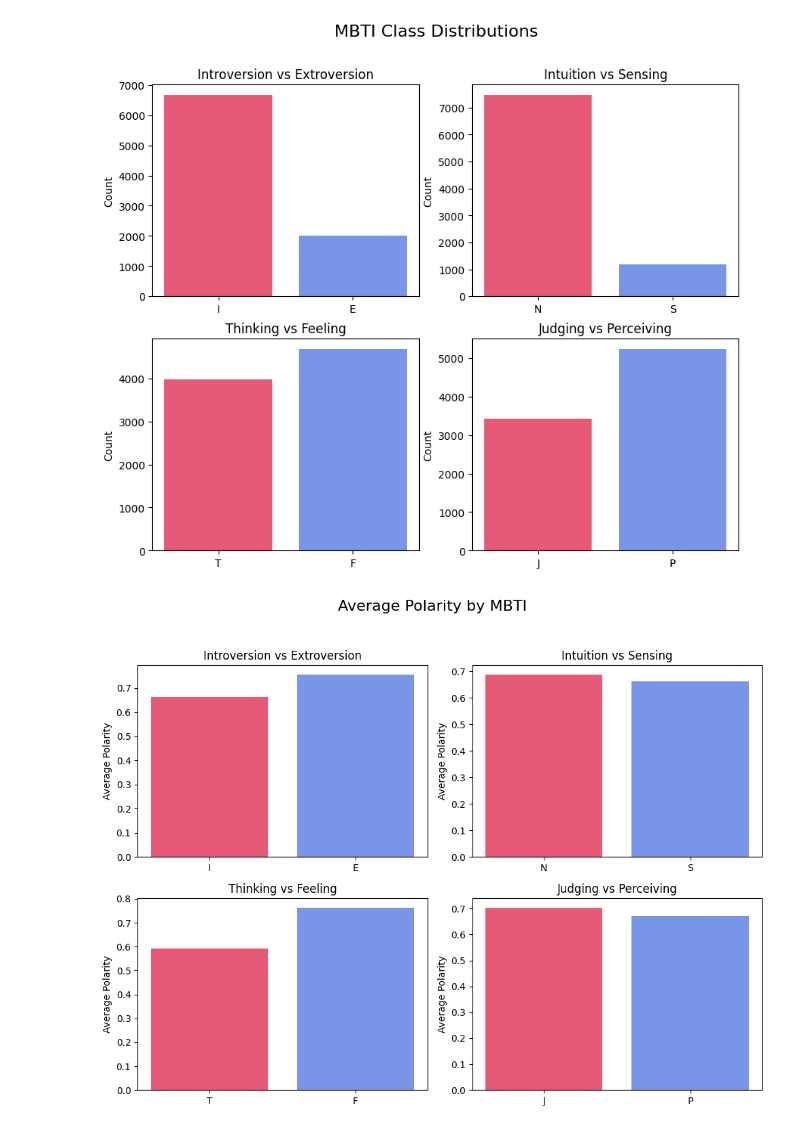
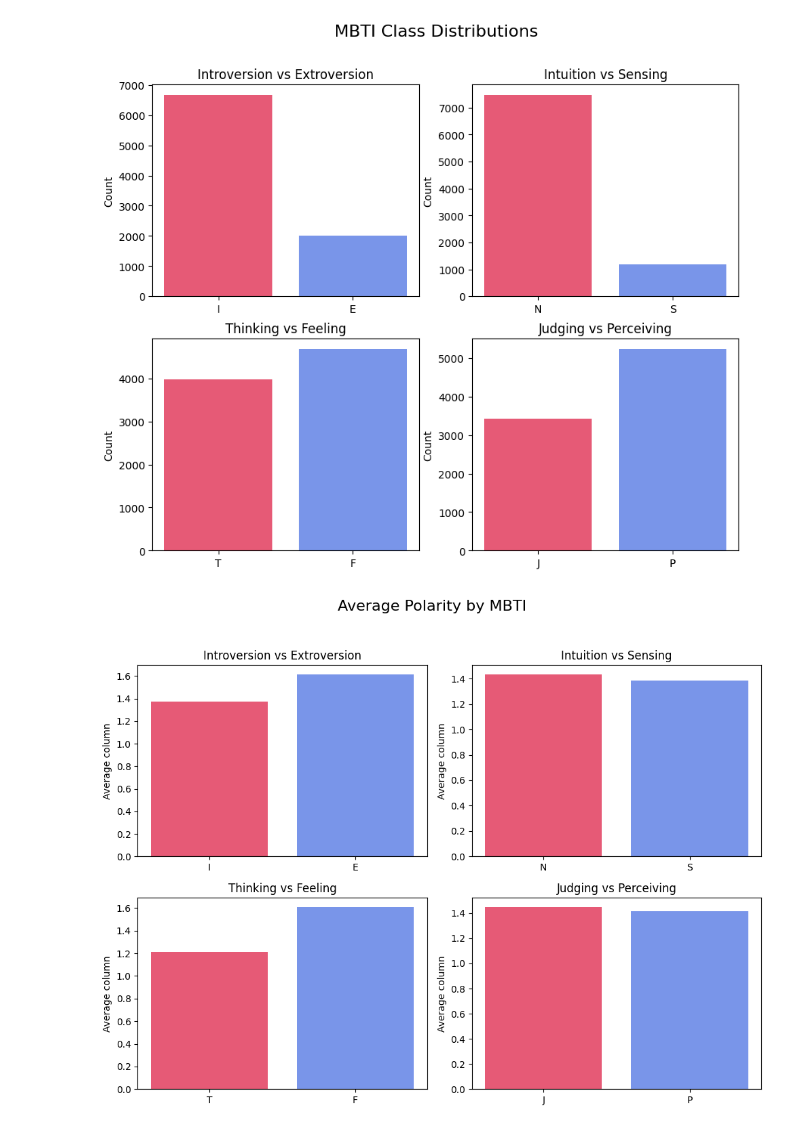
Before and after one commit to samueleallen/MBTI-Personality-Classifier, a Jupyter notebook: eda.ipynb, the cells around one changed output. Drawn from its saved outputs; the diff is of its cells as text; code cells hidden in the pictures.

```diff
--- a/eda.ipynb
+++ b/eda.ipynb
@@ -3,7 +3,7 @@ from mypytable import MyPyTable
 import myutils
 
 mbti = MyPyTable()
-mbti.load_from_file("feature_extraction/cleaned.csv")
+mbti.load_from_file("categorical.csv")
 mbti = myutils.discretize(mbti, 5)
 
 ie = []
@@ -48,64 +48,65 @@ create_bar(axs[1, 1], jp, "Judging vs Perceiving", ["J", "P"])
 # %% [output]
 [figure]
 # %%
-# Graphs for avg polarity
-polarity = mbti.get_column("Polarity")
+# Graphs for avg column
+column = mbti.get_column("Polarity")
 
 # Setup figure
 fig, axs = plt.subplots(2, 2, figsize = (10,8))
 fig.suptitle("Average Polarity by MBTI", fontsize=16)
 
-def plot_avg_polarity(ax, labels, polarity, title, categories):
+def plot_avg_column(ax, labels, column, title, categories):
     """
-    Function to plot average polarity of each differing class. Call this function 4 times, once for each separate binary class
+    Function to plot average column of each differing class. Call this function 4 times, once for each separate binary class
 
     Arguments:
         ax: Instance of matplotlib.pyplot object
         labels (list of str): List of each binary class occurence. For example, pass in our 'ie' list filled with 'I' or 'E' for introvert/extrovert per row in our dataset.
-        polarity (list of float): List of average polarity across all 50 tweets from each person.
+        column (list of float): List of average column across all 50 tweets from each person.
         title (str): Name of graph.
         categories (list of str): The different binary outcomes for a class. For example, for our ie list we would pass in ["I", "E"].
     """
     counts = {} # stores number of each class (ie. number of introverts vs number of extroverts)
-    sums = {} # stores the sum of polarity fo each unique label (ie. total polarity for all introverts)
+    sums = {} # stores the sum of column fo each unique label (ie. total column for all introverts)
 
     # Loop through each row
     for i in range(len(labels)):
         label = labels[i]
-        score = polarity[i]
+        score = column[i]
 
         # Count number of each label
         if label in counts:
             counts[label] += 1
         else:
             counts[label] = 1
 
-        # Tally sum of polarity
+        # Tally sum of column
         if label in sums:
             sums[label] += score
         else:
             sums[label] = score
 
-    # Now calculate average polarity for each class based on sums and counts
+    # Now calculate average column for each class based on sums and counts
     average_polarities = []
     for cat in categories:
         avg = sums[cat] / counts[cat]
         average_polarities.append(avg)
 
     # Create bar chart
     bars = ax.bar(categories, average_polarities, color=["crimson", "royalblue"], alpha=0.7)
 
     ax.set_title(title)
-    ax.set_ylabel("Average Polarity")
+    ax.set_ylabel("Average column")
     ax. axhline(0, color="black", linewidth=0.8)
 
-# Plot each dimension
-plot_avg_polarity(axs[0, 0], ie, polarity, 'Introversion vs Extroversion', ['I', 'E'])
-plot_avg_polarity(axs[0, 1], ns, polarity, 'Intuition vs Sensing', ['N', 'S'])
-plot_avg_polarity(axs[1, 0], tf, polarity, 'Thinking vs Feeling', ['T', 'F'])
-plot_avg_polarity(axs[1, 1], jp, polarity, 'Judging vs Perceiving', ['J', 'P'])
+
+plot_avg_column(axs[0, 0], ie, column, 'Introversion vs Extroversion', ['I', 'E'])
+plot_avg_column(axs[0, 1], ns, column, 'Intuition vs Sensing', ['N', 'S'])
+plot_avg_column(axs[1, 0], tf, column, 'Thinking vs Feeling', ['T', 'F'])
+plot_avg_column(axs[1, 1], jp, column, 'Judging vs Perceiving', ['J', 'P'])
+
 
 plt.tight_layout(rect=[0, 0.03, 1, 0.95])
 plt.show()
 # %% [output]
-[figure, old version]
+[figure, new version]
```
Also changed, not shown: parts of 7 cells of this notebook.
